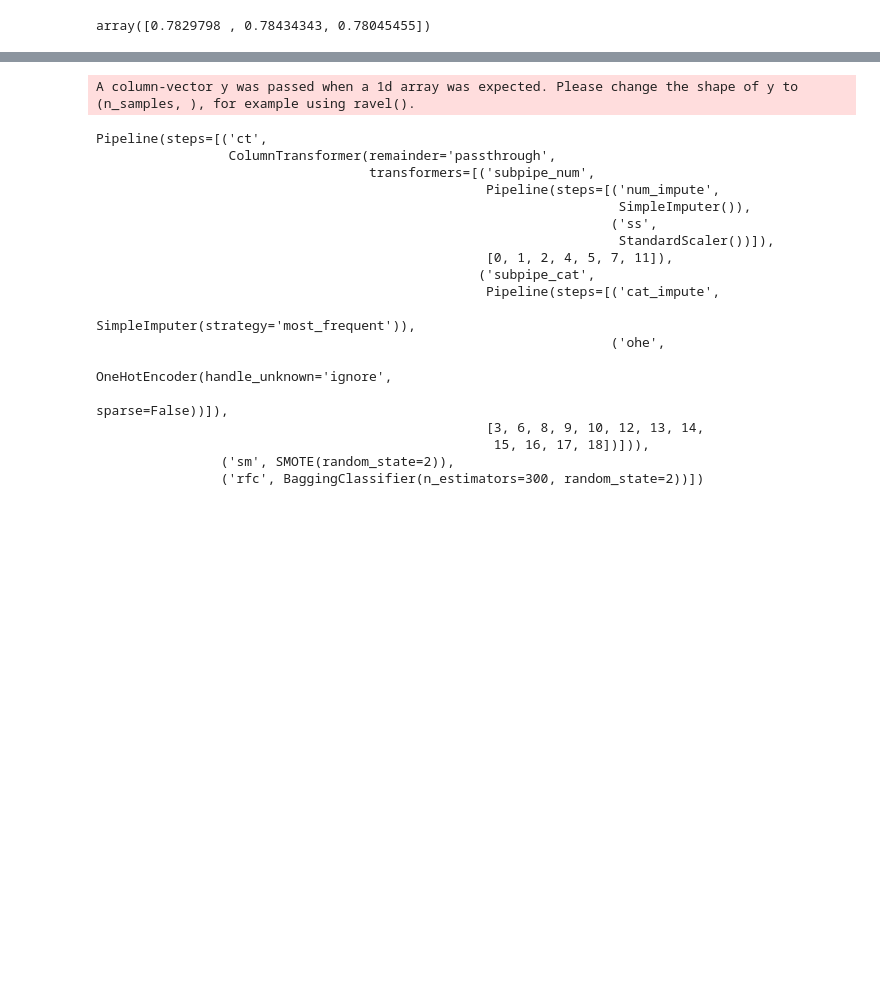
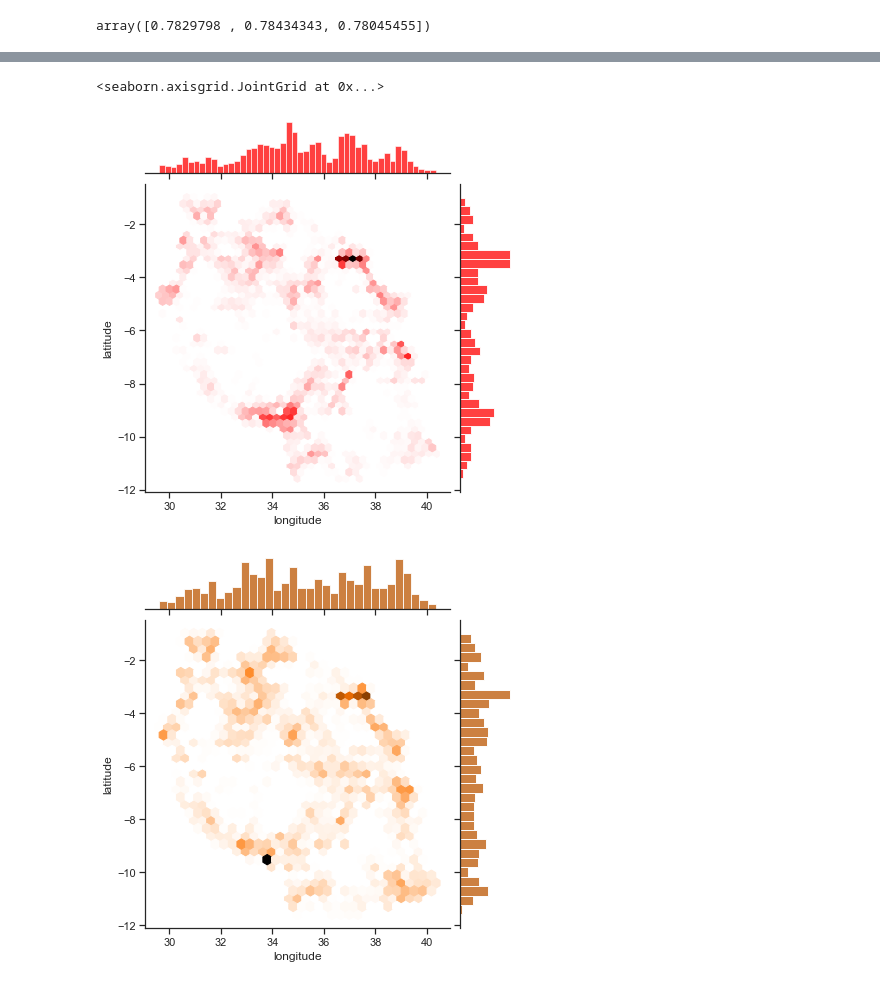
Before and after one commit to DataDoggo215/dsc-phase3-project, a Jupyter notebook: Notebooks/Ferit.ipynb, the cells around one changed output, grey strips where cells are left out. Drawn from its saved outputs; the diff is of its cells as text; code cells hidden in the pictures; blank space fills up the shorter version.

```diff
--- a/Notebooks/Ferit.ipynb
+++ b/Notebooks/Ferit.ipynb
@@ -439,22 +501,0 @@ randomize search
-# %%
-imb_pipe3.fit(X_train,y_train)
-# %% [output]
-A column-vector y was passed when a 1d array was expected. Please change the shape of y to (n_samples, ), for example using ravel().
-Pipeline(steps=[('ct',
-                 ColumnTransformer(remainder='passthrough',
-                                   transformers=[('subpipe_num',
-                                                  Pipeline(steps=[('num_impute',
-                                                                   SimpleImputer()),
-                                                                  ('ss',
-                                                                   StandardScaler())]),
-                                                  [0, 1, 2, 4, 5, 7, 11]),
-                                                 ('subpipe_cat',
-                                                  Pipeline(steps=[('cat_impute',
-                                                                   SimpleImputer(strategy='most_frequent')),
-                                                                  ('ohe',
-                                                                   OneHotEncoder(handle_unknown='ignore',
-                                                                                 sparse=False))]),
-                                                  [3, 6, 8, 9, 10, 12, 13, 14,
-                                                   15, 16, 17, 18])])),
-                ('sm', SMOTE(random_state=2)),
-                ('rfc', BaggingClassifier(n_estimators=300, random_state=2))])
@@ -472,0 +502,5 @@ fig.show()
+# %%
+df_map = df_train[df_train['longitude']!=0]
+df_func = df_map[df_map['status_group']=='functional']
+df_nonfunc = df_map[df_map['status_group']=='non functional']
+df_repair = df_map[df_map['status_group']=='functional needs repair']
@@ -472,0 +509,18 @@ fig.show()
+# %%
+sns.set_theme(style="ticks")
+
+rs = np.random.RandomState(11)
+x1 = df_func.longitude
+y1 = df_func.latitude
+x2 = df_nonfunc.longitude
+y2 = df_nonfunc.latitude
+x3 = df_repair.longitude
+y3 = df_repair.latitude
+
+sns.jointplot(x=x1, y=y1, kind="hex", color="#FF0000")
+sns.jointplot(x=x2, y=y2, kind="hex", color="#BB5601")
+sns.jointplot(x=x3, y=y3, kind="hex", color="#800080")
+# %% [output]
+<seaborn.axisgrid.JointGrid at 0x...>
+[figure, added]
+[figure, added]
```
Also changed, not shown: parts of 59 cells of this notebook, 5 other files.
